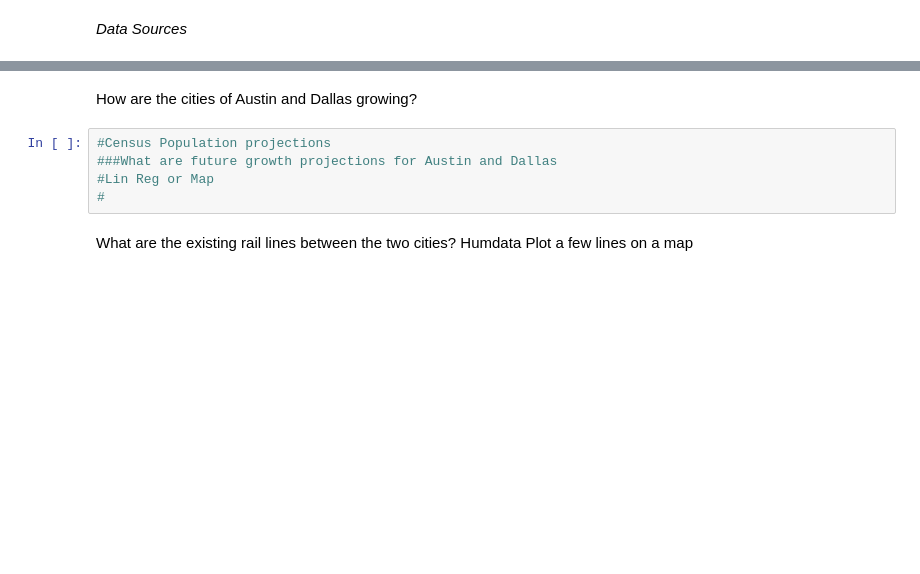
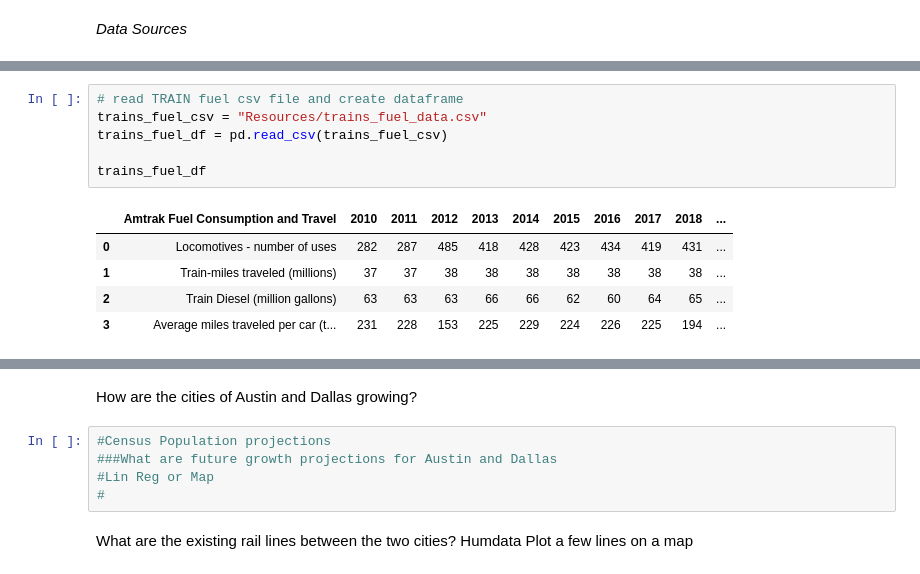
Before and after one commit to bennettnorth/Group-5-Project-1, a Jupyter notebook: Project File.ipynb, the cells around one changed output, grey strips where cells are left out. Saved outputs shown, nothing was run; the diff lists cells and outputs as text; blank space fills up the shorter version.

```diff
--- a/Project File.ipynb
+++ b/Project File.ipynb
@@ -44 +48,13 @@ NameError: name 'pd' is not defined
+# %%
+# read TRAIN fuel csv file and create dataframe
+trains_fuel_csv = "Resources/trains_fuel_data.csv"
+trains_fuel_df = pd.read_csv(trains_fuel_csv)
+
+trains_fuel_df
+# %% [output]
+|  | Amtrak Fuel Consumption and Travel | 2010 | 2011 | 2012 | 2013 | 2014 | 2015 | 2016 | 2017 | 2018 | ... |
+| 0 | Locomotives - number of uses | 282 | 287 | 485 | 418 | 428 | 423 | 434 | 419 | 431 | ... |
+| 1 | Train-miles traveled (millions) | 37 | 37 | 38 | 38 | 38 | 38 | 38 | 38 | 38 | ... |
+| 2 | Train Diesel (million gallons) | 63 | 63 | 63 | 66 | 66 | 62 | 60 | 64 | 65 | ... |
+| 3 | Average miles traveled per car (t... | 231 | 228 | 153 | 225 | 229 | 224 | 226 | 225 | 194 | ... |
 # %%
```
Also changed, not shown: parts of 3 cells of this notebook.
